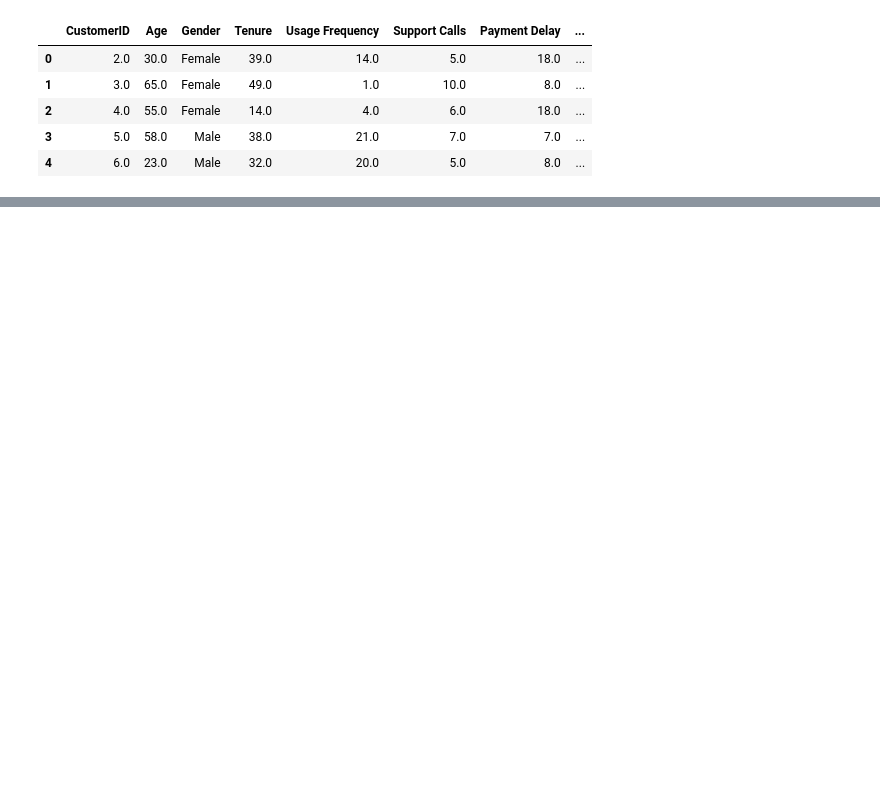
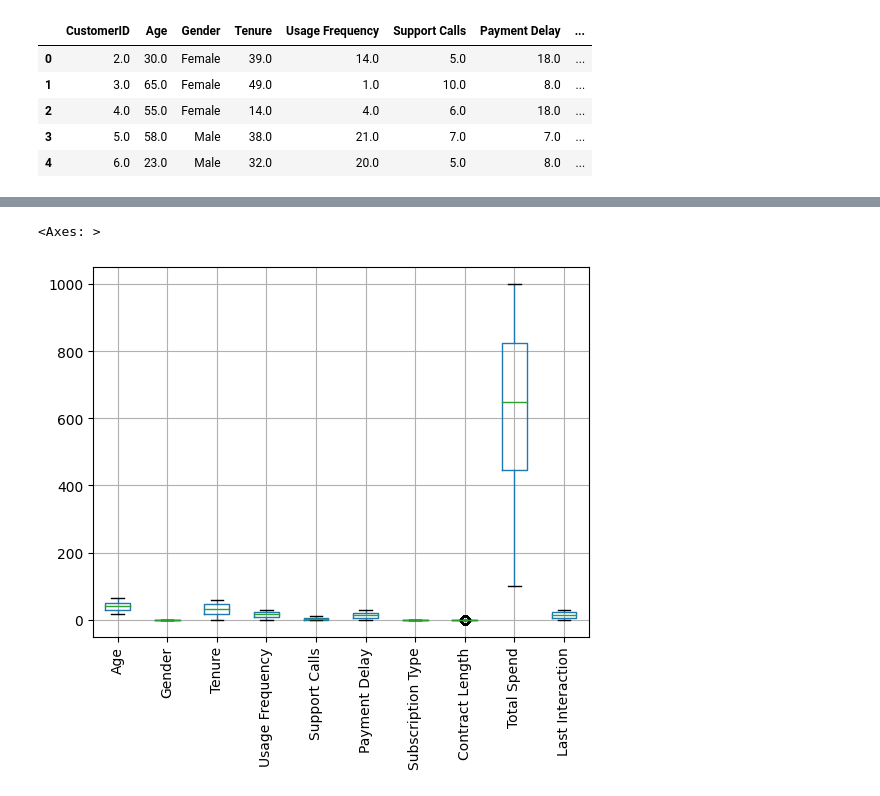
Before and after one commit to AreenJain/Customer-Churn-Prediction, a Jupyter notebook: notebook.ipynb, the cells around one changed output, grey strips where cells are left out. Drawn from its saved outputs; the diff is of its cells as text; code cells hidden in the pictures; blank space fills up the shorter version.

```diff
--- a/notebook.ipynb
+++ b/notebook.ipynb
@@ -11,0 +156,3 @@ data.head()
+# %%
+y=df['Churn']
+x=df.drop('Churn',axis=1)
@@ -11,0 +164,4 @@ data.head()
+# %%
+for i in x.select_dtypes(include='object').columns:
+    print(x[i].value_counts())
+    print("\n")
@@ -11,0 +187,8 @@ data.head()
+# %%
+for i in x.select_dtypes(include='object').columns:
+    x[i]=x[i].map(x[i].value_counts(normalize=True))
+# %%
+x.boxplot(rot=90)
+# %% [output]
+<Axes: >
+[figure, added]
```
Also changed, not shown: parts of 24 cells of this notebook, 1 other file.
